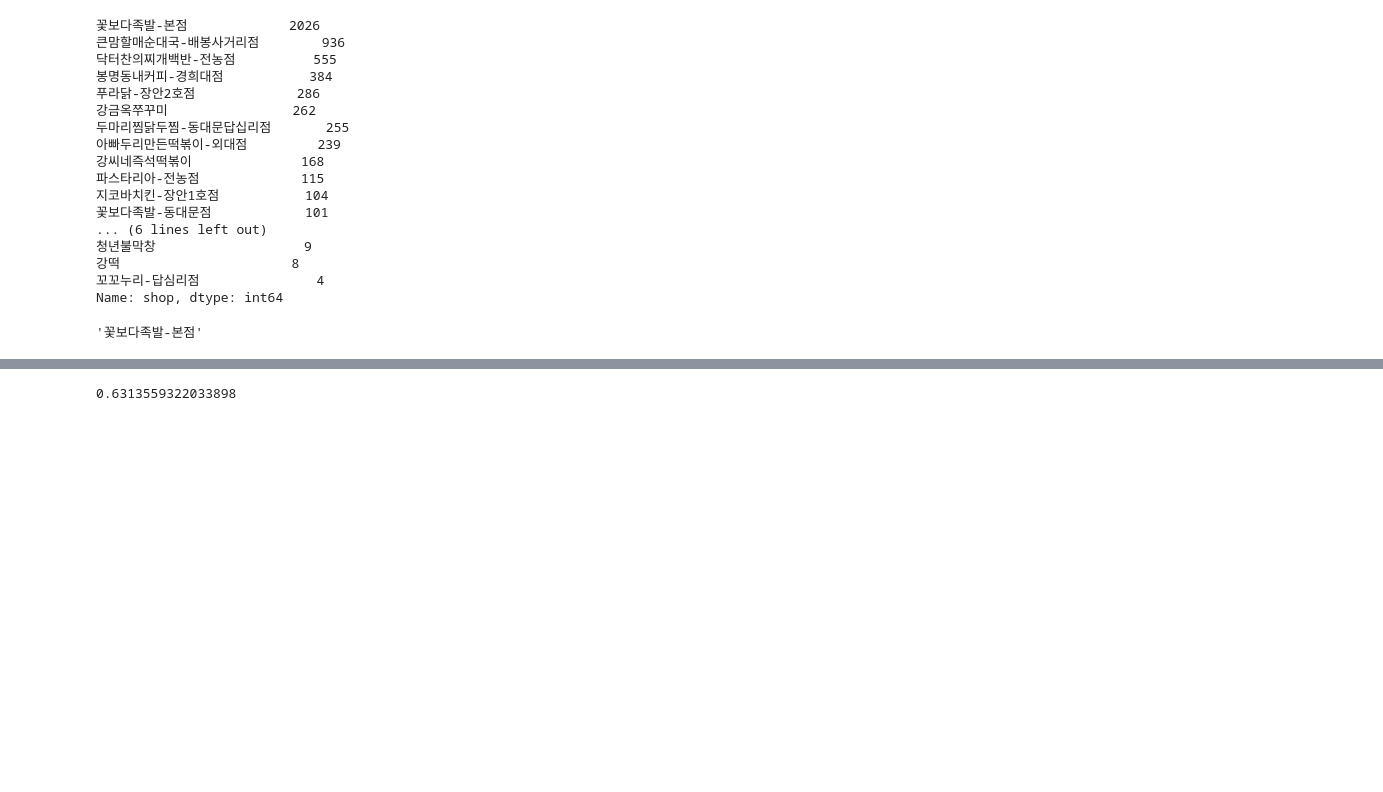
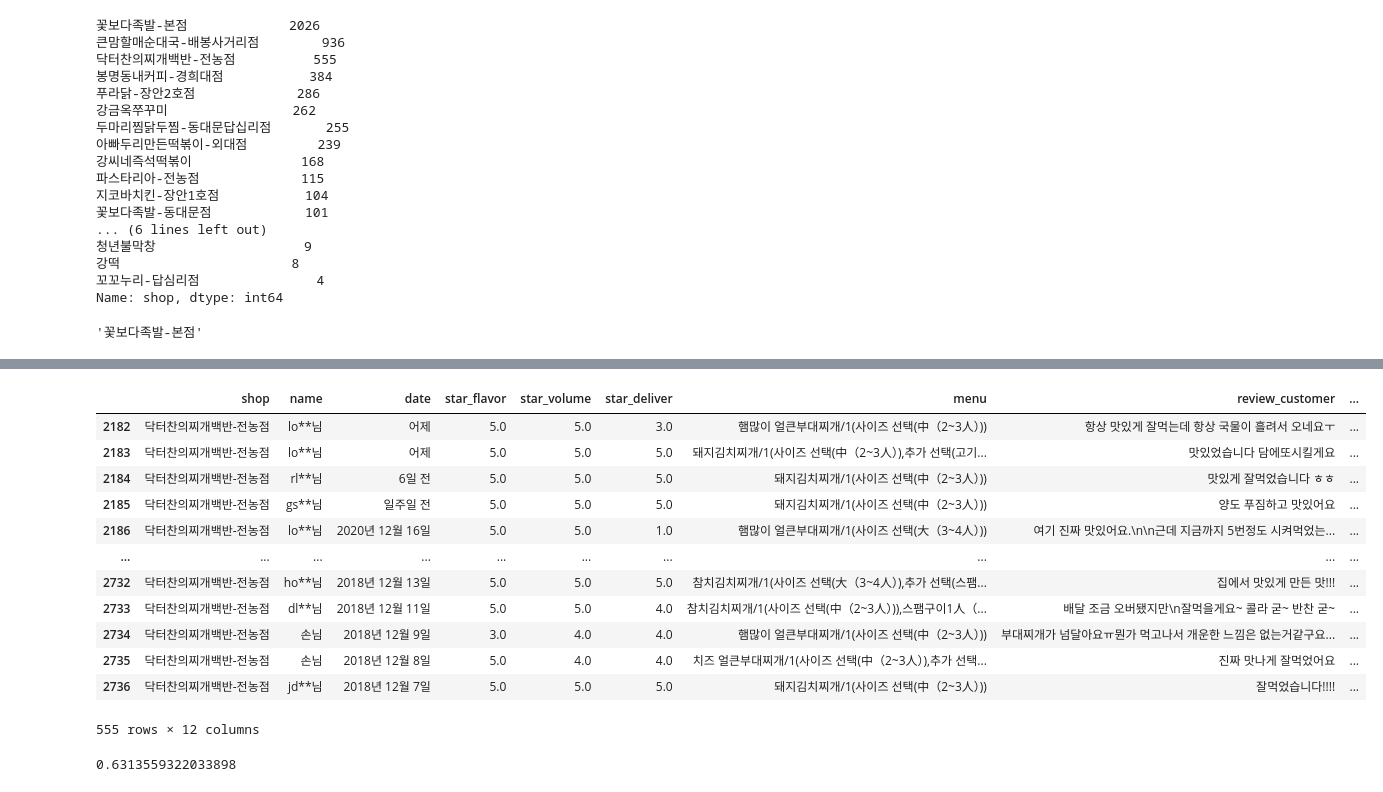
Before and after one commit to ckdrjs96/yogiyo, a Jupyter notebook: Untitled2.ipynb, the cells around one changed output, grey strips where cells are left out. Saved outputs shown, nothing was run; the diff lists cells and outputs as text; code cells hidden in the pictures; blank space fills up the shorter version.

```diff
--- a/Untitled2.ipynb
+++ b/Untitled2.ipynb
@@ -365,3 +425,19 @@ np.where(ans_a >0.75)
+# %%
+test
+# %% [output]
+|  | shop | name | date | star_flavor | star_volume | star_deliver | menu | review_customer | ... |
+| 2182 | 닥터찬의찌개백반-전농점 | lo**님 | 어제 | 5.0 | 5.0 | 3.0 | 햄많이 얼큰부대찌개/1(사이즈 선택(中（2~3人）)) | 항상 맛있게 잘먹는데 항상 국물이 흘려서 오네요ㅜ | ... |
+| 2183 | 닥터찬의찌개백반-전농점 | lo**님 | 어제 | 5.0 | 5.0 | 5.0 | 돼지김치찌개/1(사이즈 선택(中（2~3人）),추가 선택(고기... | 맛있었습니다 담에또시킬게요 | ... |
+| 2184 | 닥터찬의찌개백반-전농점 | rl**님 | 6일 전 | 5.0 | 5.0 | 5.0 | 돼지김치찌개/1(사이즈 선택(中（2~3人）)) | 맛있게 잘먹었습니다 ㅎㅎ | ... |
+| 2185 | 닥터찬의찌개백반-전농점 | gs**님 | 일주일 전 | 5.0 | 5.0 | 5.0 | 돼지김치찌개/1(사이즈 선택(中（2~3人）)) | 양도 푸짐하고 맛있어요 | ... |
+| 2186 | 닥터찬의찌개백반-전농점 | lo**님 | 2020년 12월 16일 | 5.0 | 5.0 | 1.0 | 햄많이 얼큰부대찌개/1(사이즈 선택(大（3~4人）)) | 여기 진짜 맛있어요.\n\n근데 지금까지 5번정도 시켜먹었는... | ... |
+| ... | ... | ... | ... | ... | ... | ... | ... | ... | ... |
+| 2732 | 닥터찬의찌개백반-전농점 | ho**님 | 2018년 12월 13일 | 5.0 | 5.0 | 5.0 | 참치김치찌개/1(사이즈 선택(大（3~4人）),추가 선택(스팸... | 집에서 맛있게 만든 맛!!! | ... |
+| 2733 | 닥터찬의찌개백반-전농점 | dl**님 | 2018년 12월 11일 | 5.0 | 5.0 | 4.0 | 참치김치찌개/1(사이즈 선택(中（2~3人）)),스팸구이1人（... | 배달 조금 오버됐지만\n잘먹을게요~ 콜라 굳~ 반찬 굳~ | ... |
+| 2734 | 닥터찬의찌개백반-전농점 | 손님 | 2018년 12월 9일 | 3.0 | 4.0 | 4.0 | 햄많이 얼큰부대찌개/1(사이즈 선택(中（2~3人）)) | 부대찌개가 넘달아요ㅠ뭔가 먹고나서 개운한 느낌은 없는거같구요... | ... |
+| 2735 | 닥터찬의찌개백반-전농점 | 손님 | 2018년 12월 8일 | 5.0 | 4.0 | 4.0 | 치즈 얼큰부대찌개/1(사이즈 선택(中（2~3人）),추가 선택... | 진짜 맛나게 잘먹었어요 | ... |
+| 2736 | 닥터찬의찌개백반-전농점 | jd**님 | 2018년 12월 7일 | 5.0 | 5.0 | 5.0 | 돼지김치찌개/1(사이즈 선택(中（2~3人）)) | 잘먹었습니다!!!! | ... |
+555 rows × 12 columns
 # %%
 cnt=0
 a=[]
```
Also changed, not shown: parts of 31 cells of this notebook.
